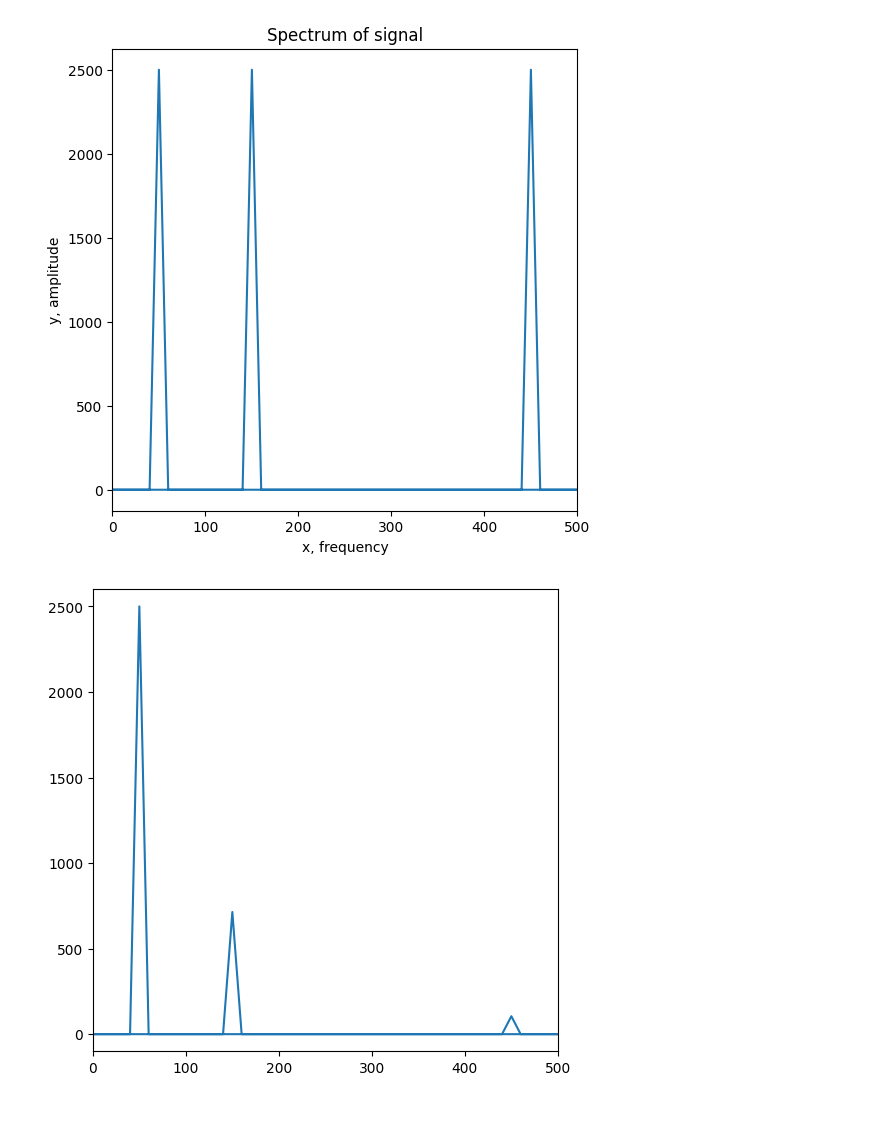
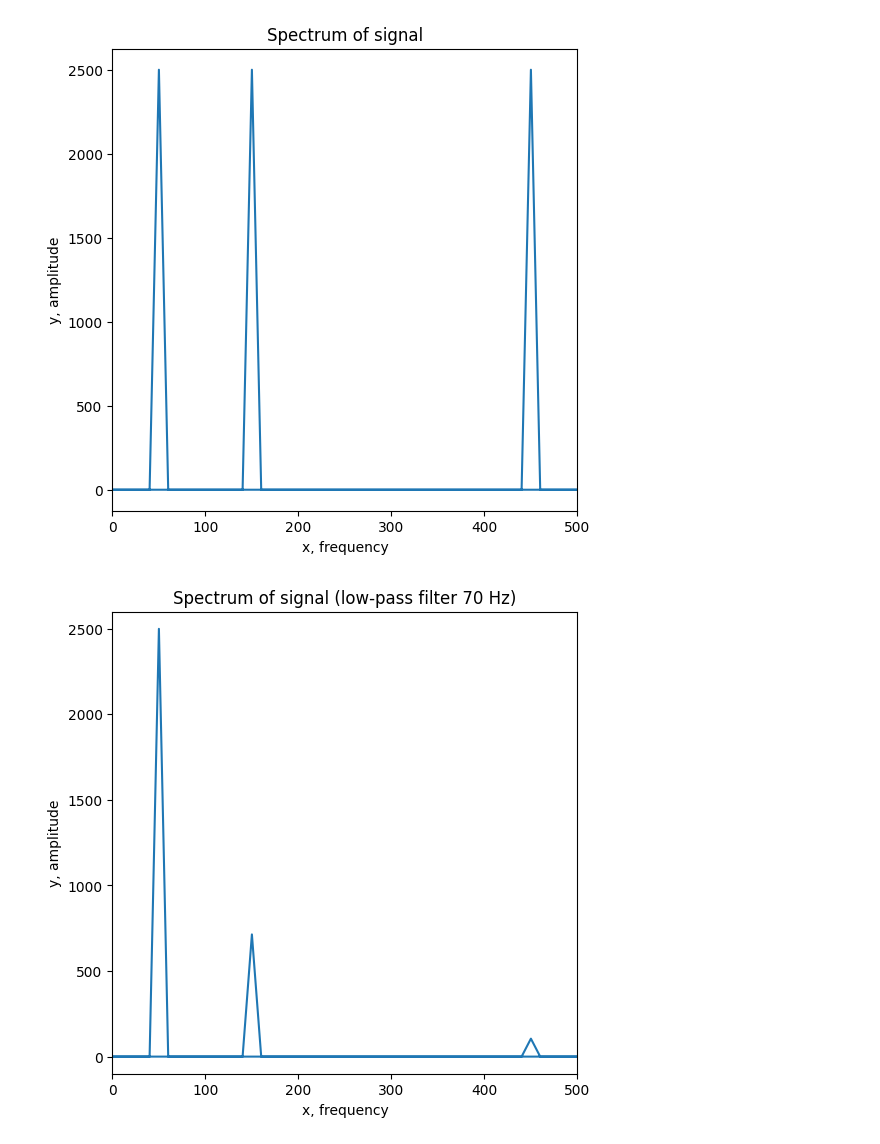
Before and after one commit to pimonov-student/another_digital_signal, a Jupyter notebook: lab_four.ipynb, the cells around one changed output. Saved outputs shown, nothing was run; the diff lists cells and outputs as text; code cells hidden in the pictures; blank space fills up the shorter version.

```diff
--- a/lab_four.ipynb
+++ b/lab_four.ipynb
@@ -41,15 +41,18 @@ def butter_filter(w):
 # %%
 low_filtered_y_cos_fft_base = butter_filter(x_cos_fft / 70)
 low_filtered_y_cos_fft = low_filtered_y_cos_fft_base * y_cos_fft
 low_filtered_y_cos_fft /= max(low_filtered_y_cos_fft) / max(y_cos_fft)
 
 plt.figure(figsize=(6, 6))
 plt.xlim([0, 500])
 plt.ylim([-100, 2600])
 plt.plot(x_cos_fft, np.abs(low_filtered_y_cos_fft))
+plt.title("Spectrum of signal (low-pass filter 70 Hz)")
+plt.xlabel("x, frequency")
+plt.ylabel("y, amplitude")
 plt.show()
 # %% [output]
-[figure, old version]
+[figure, new version]
 # %%
 y_cos_from_low = np.fft.ifft(low_filtered_y_cos_fft)
 
```
Also changed, not shown: parts of 14 cells of this notebook.
